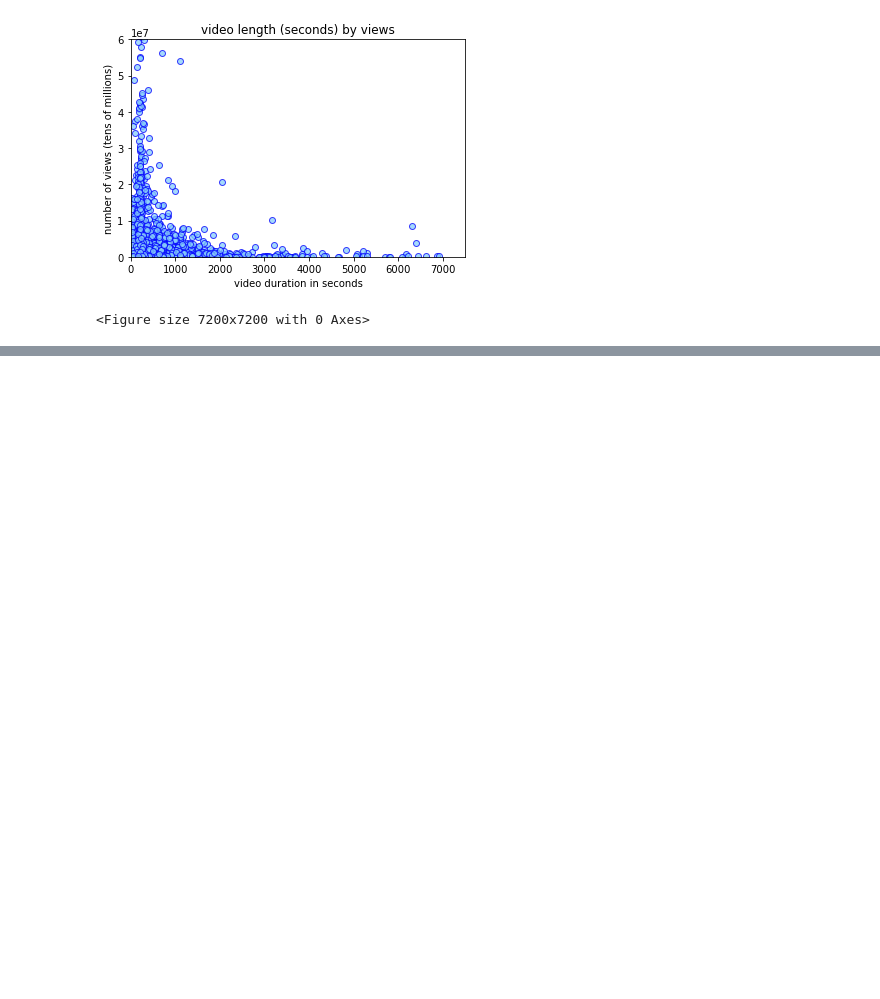
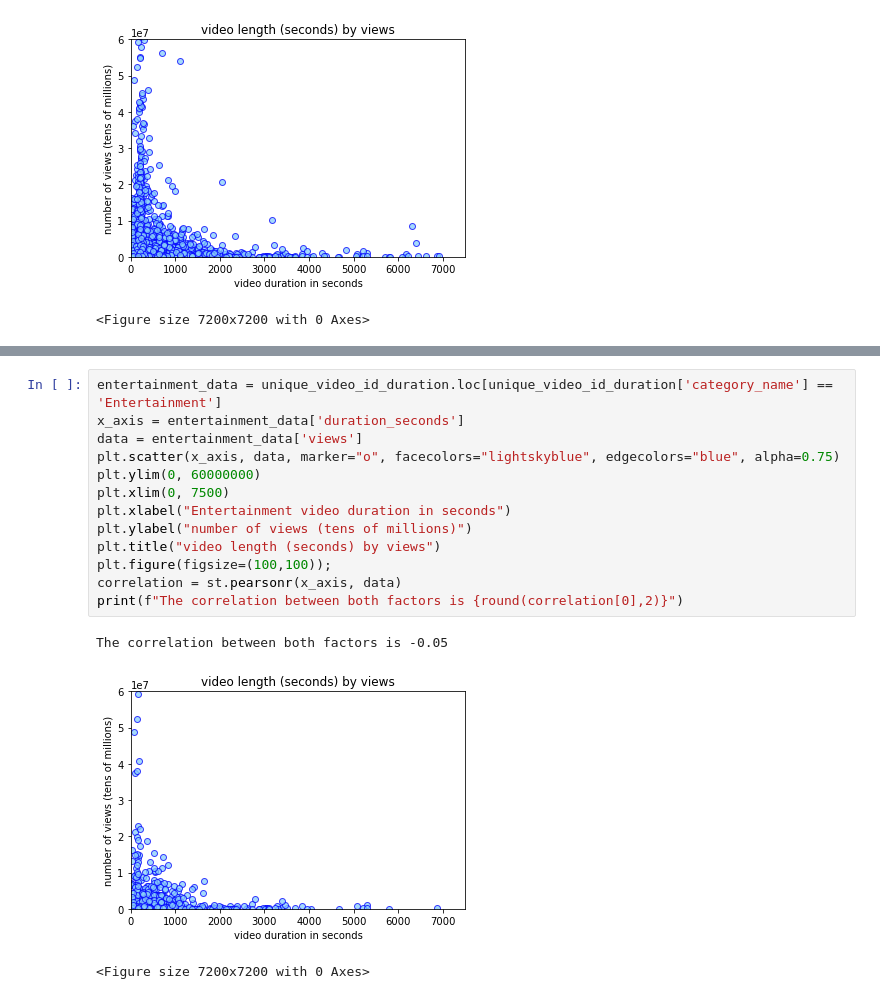
Before and after one commit to kimco2/project_1_misison_youtube, a Jupyter notebook: video_duration_data.ipynb, the cells around one changed output, grey strips where cells are left out. Drawn from its saved outputs; the diff is of its cells as text; blank space fills up the shorter version.

Commit message:
adding code and analysis for video duration from api

```diff
--- a/video_duration_data.ipynb
+++ b/video_duration_data.ipynb
@@ -126,0 +146,17 @@ The correlation between both factors is -0.01
+# %%
+entertainment_data = unique_video_id_duration.loc[unique_video_id_duration['category_name'] == 'Entertainment']
+x_axis = entertainment_data['duration_seconds']
+data = entertainment_data['views']
+plt.scatter(x_axis, data, marker="o", facecolors="lightskyblue", edgecolors="blue", alpha=0.75)
+plt.ylim(0, 60000000)
+plt.xlim(0, 7500)
+plt.xlabel("Entertainment video duration in seconds")
+plt.ylabel("number of views (tens of millions)")
+plt.title("video length (seconds) by views")
+plt.figure(figsize=(100,100));
+correlation = st.pearsonr(x_axis, data)
+print(f"The correlation between both factors is {round(correlation[0],2)}")
+# %% [output]
+The correlation between both factors is -0.05
+[figure, added]
+<Figure size 7200x7200 with 0 Axes>
```
Also changed, not shown: parts of 2 cells of this notebook.
